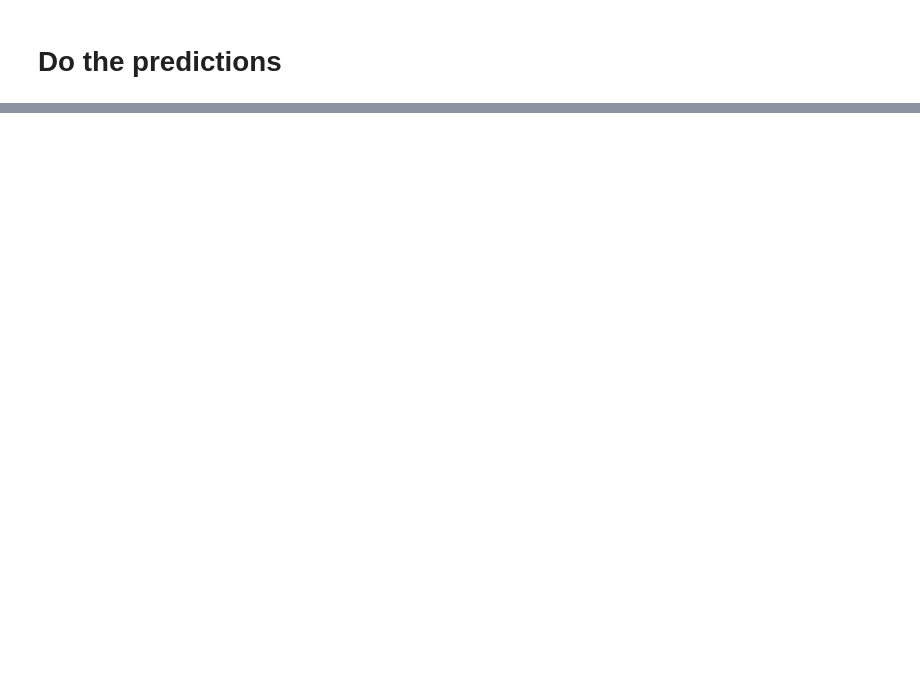
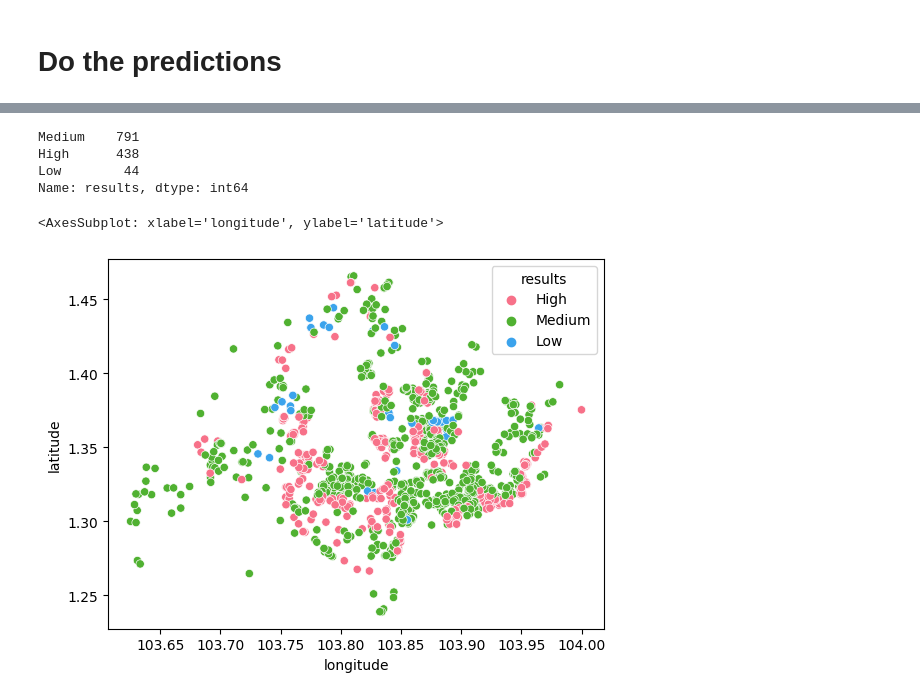
Before and after one commit to NicsLvl/McPredictor, a Jupyter notebook: postal_codes.ipynb, the cells around one changed output, grey strips where cells are left out. Saved outputs shown, nothing was run; the diff lists cells and outputs as text; code cells hidden in the pictures; blank space fills up the shorter version.

```diff
--- a/postal_codes.ipynb
+++ b/postal_codes.ipynb
@@ -492,2 +518,9 @@ features = ['WEEKDAY_7_in_2', 'WEEKENDS_HOLIDAY_22_out_0.5', 'WEEKDAY_6_in_0.5',
+# %%
+df_model = df_selected[features]
 # %%
 df_selected[features]
+# %%
+with open("pickles/RF.pkl", "rb") as f:
+        RF = pickle.load(f)
+# %%
+results = RF.predict(df_model)
@@ -493,0 +531,3 @@ df_selected[features]
+# %%
+# append results to df_selected
+df_selected['results'] = results
@@ -493,0 +549,13 @@ df_selected[features]
+# %%
+df_selected.results.value_counts()
+# %% [output]
+Medium    791
+High      438
+Low        44
+Name: results, dtype: int64
+# %%
+# plot a map of df_selected with latitude and longitude and results as hue
+sns.scatterplot(x='longitude', y='latitude', hue='results', palette='husl', data=df_selected)
+# %% [output]
+<AxesSubplot: xlabel='longitude', ylabel='latitude'>
+[figure, added]
```
Also changed, not shown: parts of 13 cells of this notebook, 1 other file.
